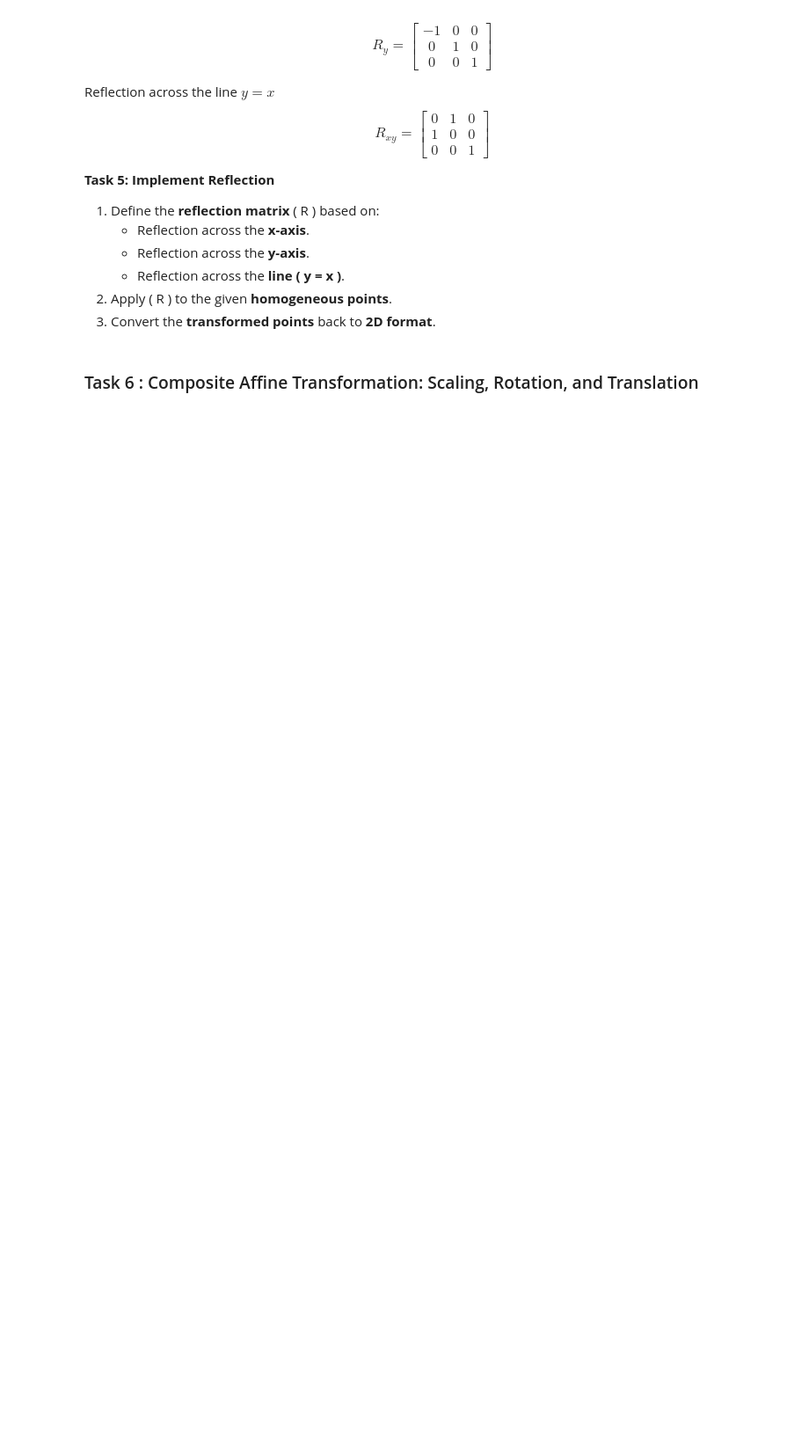
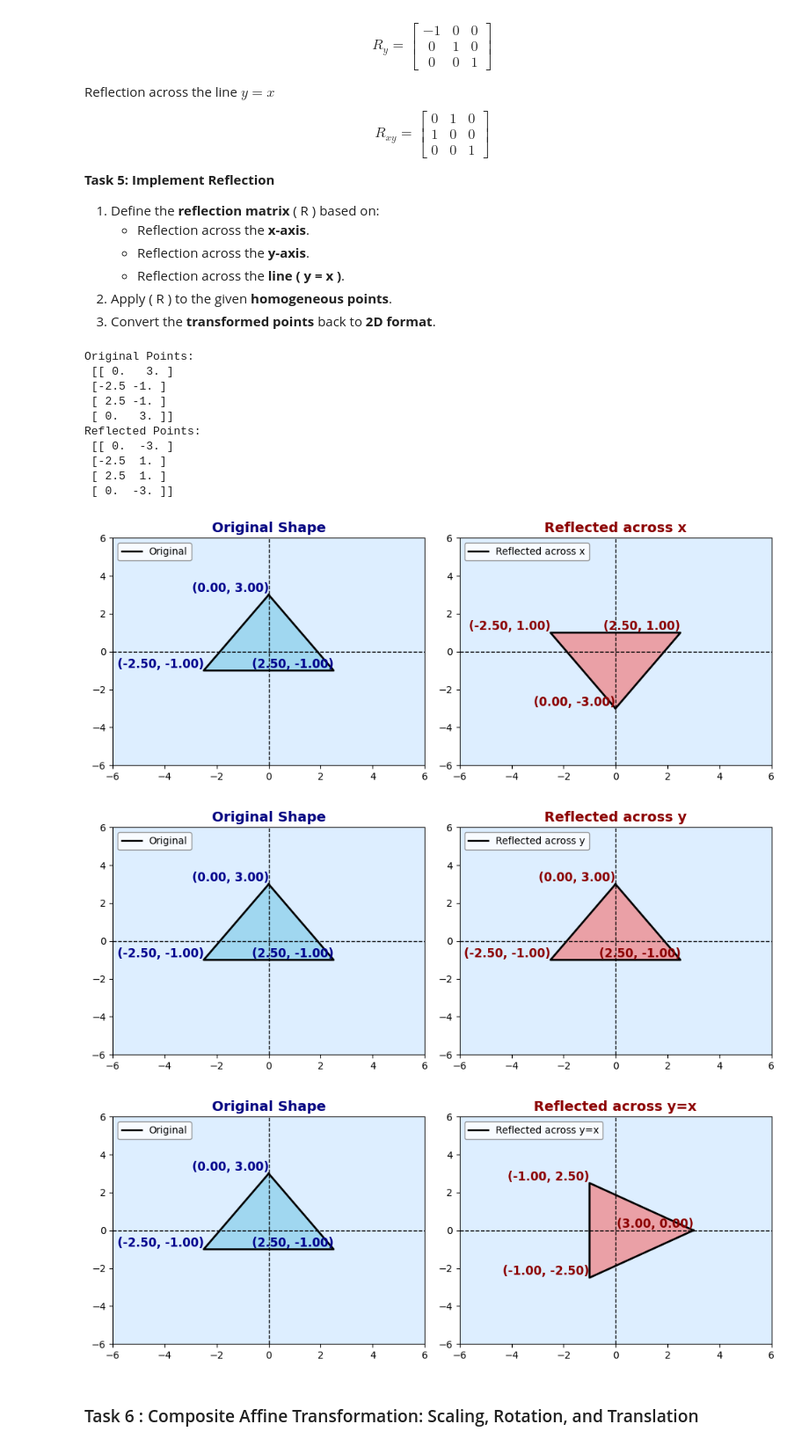
Before and after one commit to jaronbarrettCU/CSCI-2820-Group-Project, a Jupyter notebook: Computer_Graphics_Project (1).ipynb, the cells around one changed output. Shown: that part at 88% size. Cells and saved outputs as stored; diff of their text form; code cells hidden in the pictures; blank space fills up the shorter version.

```diff
--- a/Computer_Graphics_Project (1).ipynb
+++ b/Computer_Graphics_Project (1).ipynb
@@ -644,28 +646,53 @@ $$
 3. Convert the **transformed points** back to **2D format**.
 # %%
 def reflect(points, axis):
+  if axis == 'x':
+    Reflection_Matrix = np.array([[1, 0, 0],
+                                  [0, -1, 0],
+                                  [0, 0, 1]])
+  elif axis == 'y':
+    Reflection_Matrix = np.array([[-1, 0, 0],
+                                  [0, 1, 0],
+                                  [0, 0, 1]])
+  elif axis == 'y=x':
+     Reflection_Matrix = np.array([[0, 1, 0],
+                                   [1, 0, 0],
+                                   [0, 0, 1]])
+  points_hom = to_homogeneous(points)
+  reflected_points = (Reflection_Matrix @ points_hom.transpose()).transpose()
+  return from_homogeneous(reflected_points)
 
-
-  pass #Code Solution Here
-
-
-
+  #pass #Code Solution Here
 
 
 # Apply reflection
 reflection_axis = 'x'
 reflected_points = reflect(points_2d, reflection_axis)
 
 # Print results
 print("Original Points:\n", points_2d)
 print("Reflected Points:\n", reflected_points)
 
 reflection_axes = ['x', 'y', 'y=x']
 reflected_points_dict = {axis: reflect(points_2d, axis) for axis in reflection_axes}
 
 # Plot reflections using the reusable function
 for axis, reflected_points in reflected_points_dict.items():
     plot_transformation(original_points=points_2d, transformed_points=reflected_points, transformation_name=f"Reflected across {axis}")
+# %% [output]
+Original Points:
+ [[ 0.   3. ]
+ [-2.5 -1. ]
+ [ 2.5 -1. ]
+ [ 0.   3. ]]
+Reflected Points:
+ [[ 0.  -3. ]
+ [-2.5  1. ]
+ [ 2.5  1. ]
+ [ 0.  -3. ]]
+[figure, added]
+[figure, added]
+[figure, added]
 # %% [markdown]
 ### Task 6 : Composite Affine Transformation: Scaling, Rotation, and Translation
 # %% [markdown]
```
Also changed, not shown: parts of 1 cell of this notebook.
